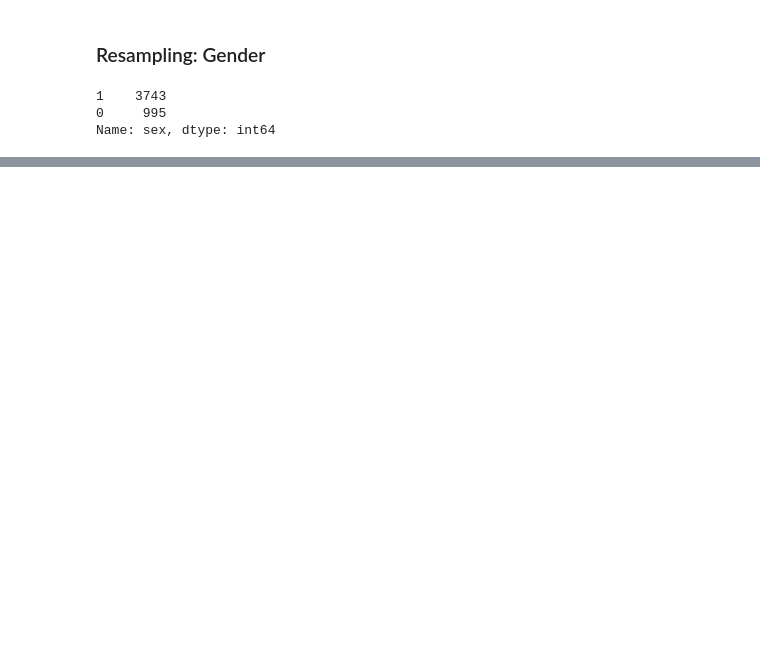
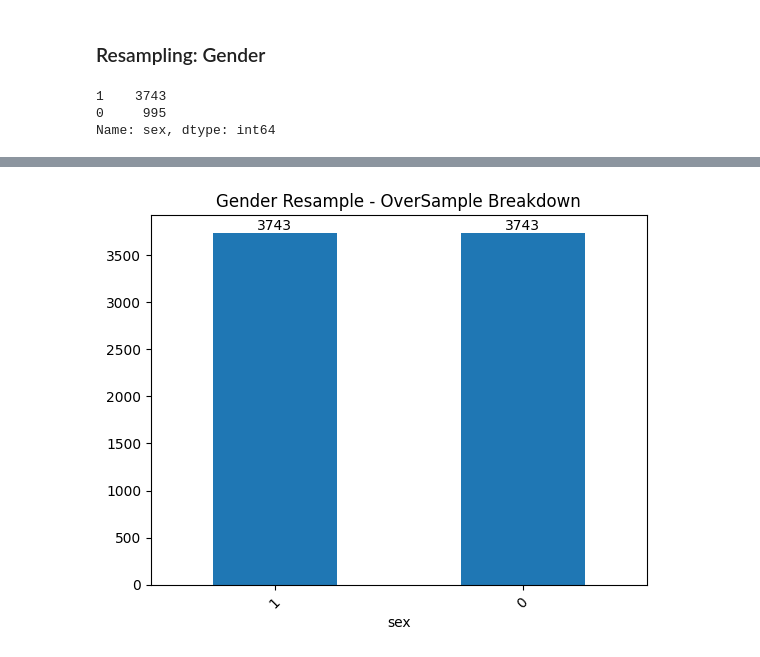
Before and after one commit to jiayinliu25/riskAssessmentCOMPAS, a Jupyter notebook: Resampling.ipynb, the cells around one changed output, grey strips where cells are left out. Saved outputs shown, nothing was run; the diff lists cells and outputs as text; code cells hidden in the pictures; blank space fills up the shorter version.

```diff
--- a/Resampling.ipynb
+++ b/Resampling.ipynb
@@ -173,16 +180,24 @@ compas_sex_resample.to_csv('combined_resample.csv',index=False)
 # %%
 compas_sex = compas['sex'].value_counts()
 target = compas_sex.max()
 
 male = compas[compas['sex'] == 1]
 female = compas[compas['sex'] == 0]
 
 male_r = resample(male, replace=True, n_samples=target)
 female_r = resample(female, replace=True, n_samples=target)
 compas_sex_resample = pd.concat([male_r, female_r])
 compas_sex_resample = compas_sex_resample.sample(frac=1, random_state=42).reset_index(drop=True)
-compas_sex_resample['sex'].value_counts()
+compas_sex_resample['sex'].value_counts().plot(kind='bar')
 
+plt.xticks(rotation=45)
+plt.title("Gender Resample - OverSample Breakdown")
+
+for i, value in enumerate(compas_sex_resample['sex'].value_counts()):
+    plt.text(i, value + 0.1, str(value), ha='center', va='bottom')
+plt.show()
 #compas_sex_resample.to_csv('over_resample.csv',index=False)
+# %% [output]
+[figure, added]
 # %%
 compas_sex = compas['sex'].value_counts()
```
Also changed, not shown: parts of 10 cells of this notebook, 1 other file.
